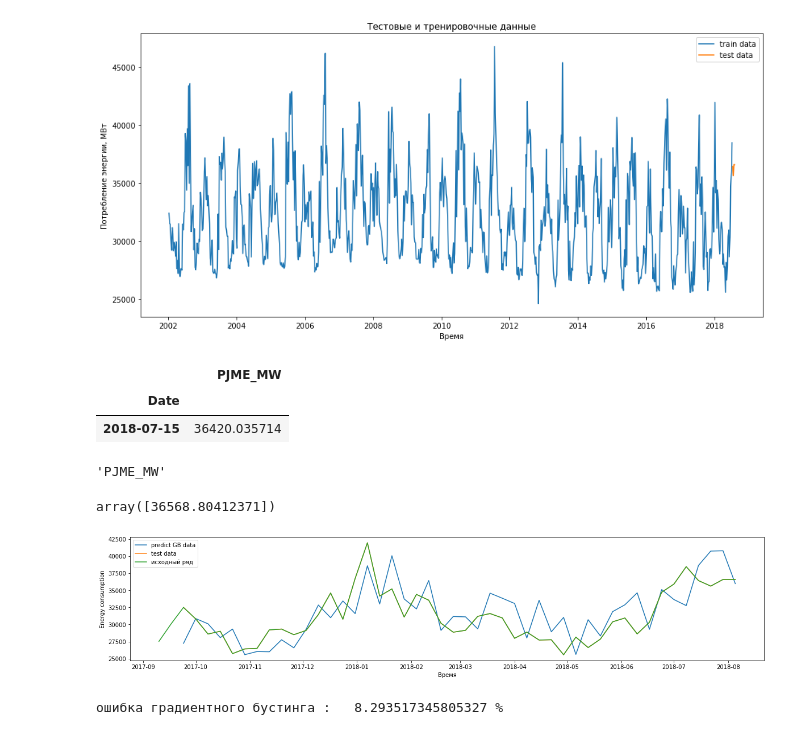
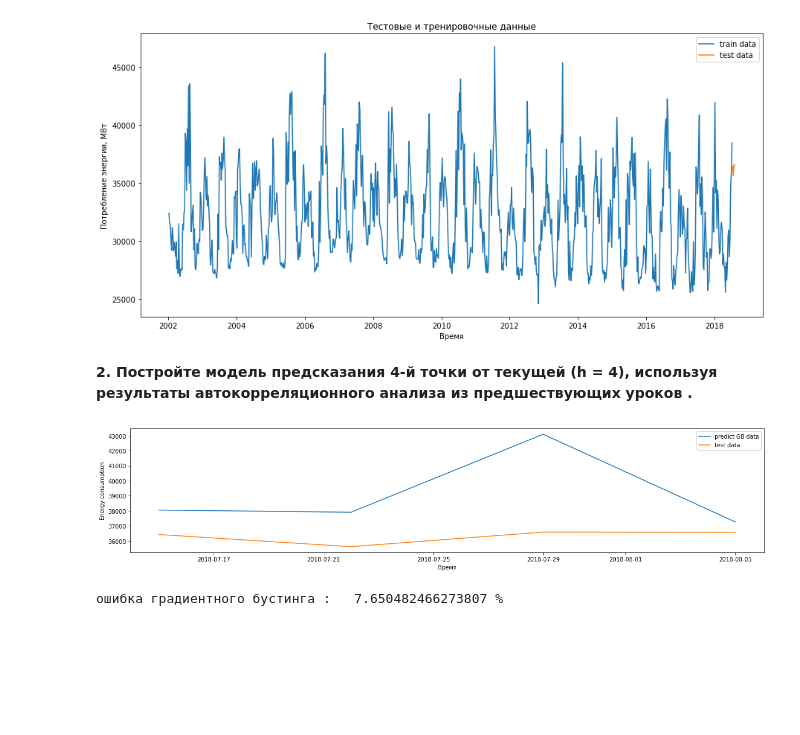
Before and after one commit to iAMD1ver/ml_business, a Jupyter notebook: 4.ipynb, the cells around one changed output. Drawn from its saved outputs; the diff is of its cells as text; code cells hidden in the pictures; blank space fills up the shorter version.

```diff
--- a/4.ipynb
+++ b/4.ipynb
@@ -68,17 +68,17 @@ df['t1'] = 0
 df['t2']=0
 df['t3']=0
 
+df.iloc[1:,4]=df.iloc[:-1,0].values
+df.iloc[2:,5]=df.iloc[:-2,0].values
+df.iloc[3:,6]=df.iloc[:-3,0].values
+
 df.fillna(0)
 
 # добавили сглаживание (4 вида - просто для коллекции)
-df['exp_0_01'] = exponential_smoothing(df['PJME_MW'], 0.01)
-df['exp_0_03'] = exponential_smoothing(df['PJME_MW'], 0.03)
-df['exp_0_05'] = exponential_smoothing(df['PJME_MW'], 0.05)
-df['exp_0_08'] = exponential_smoothing(df['PJME_MW'], 0.08)
-
-df.iloc[1:,4]=df.iloc[:-1,0].values
-df.iloc[2:,5]=df.iloc[:-2,0].values
-df.iloc[3:,6]=df.iloc[:-3,0].values
+df['exp_0_01'] = exponential_smoothing(df['t1'], 0.01)
+df['exp_0_03'] = exponential_smoothing(df['t1'], 0.03)
+df['exp_0_05'] = exponential_smoothing(df['t1'], 0.05)
+df['exp_0_08'] = exponential_smoothing(df['t1'], 0.08)
 # %%
 df.tail()
 # %% [output]
@@ -104,48 +102,38 @@ plt.legend()
 plt.show()
 # %% [output]
 [figure]
-# %%
-train.drop('PJME_MW', axis=1, inplace = True )
-# %%
-test.iloc[:-3,:1]
-# %% [output]
-|  | PJME_MW |
-| Date |  |
-| 2018-07-15 | 36420.035714 |
-# %%
-df.columns[0]
-# %% [output]
-'PJME_MW'
-# %%
-test['PJME_MW'].values[3:]
-# %% [output]
-array([36568.80412371])
+# %%
+target = 'PJME_MW'
+features = ['year', 'month', 'quarter', 't1', 't2', 't3', 'exp_0_01', 'exp_0_03', 'exp_0_05', 'exp_0_08']
+# %% [markdown]
+**2. Постройте модель предсказания 4-й точки от текущей (h = 4), используя результаты автокорреляционного анализа из предшествующих уроков .**
 # %%
 model_gb = GradientBoostingRegressor(max_depth=15, random_state=0, n_estimators=100)
 # %%
-h=1
-X_train_b = train.iloc[:-h,:]
-y_train_b = train[df.columns[0]].values[h:]
-X_test_b = test.iloc[:-h,:]
-y_test_b = test[df.columns[0]].values[h:]
+h=4
+X_train_b = train[features].iloc[h:]
+y_train_b = train[target].values[h:]
+X_test_b = test[features].iloc[-h:]
+y_test_b = test[target].iloc[-h:]
 
 model_gb.fit( X_train_b, y_train_b )
 X_test_pred_gb = model_gb.predict(X_test_b)
 
 plt.figure( figsize=( 20, 4 ))
 
 plt.xlabel('Время')
 plt.ylabel('Energy consumption')
-plt.plot(test_b.index[h:],X_test_pred_gb, label='predict GB data' )
-plt.plot(test_b.index[h:],y_test_b, label='test data')
-plt.plot(df.loc['2017-09-10':].index, df.loc['2017-09-10':]['PJME_MW'], label='исходный ряд')
+
+plt.plot(X_test_b.index[:h],X_test_pred_gb, label='predict GB data')
+plt.plot(y_test_b.index[:h],y_test_b, label='test data')
+
 
 plt.legend()
 plt.show()
 
 er_g = mean_absolute_percentage_error(y_true=y_test_b, y_pred=X_test_pred_gb)
 
 print('ошибка градиентного бустинга :  ', er_g, '%')
 # %% [output]
-[figure, old version]
+[figure, new version]
-ошибка градиентного бустинга :   8.293517345805327 %
+ошибка градиентного бустинга :   7.650482466273807 %
```
Also changed, not shown: parts of 24 cells of this notebook.
